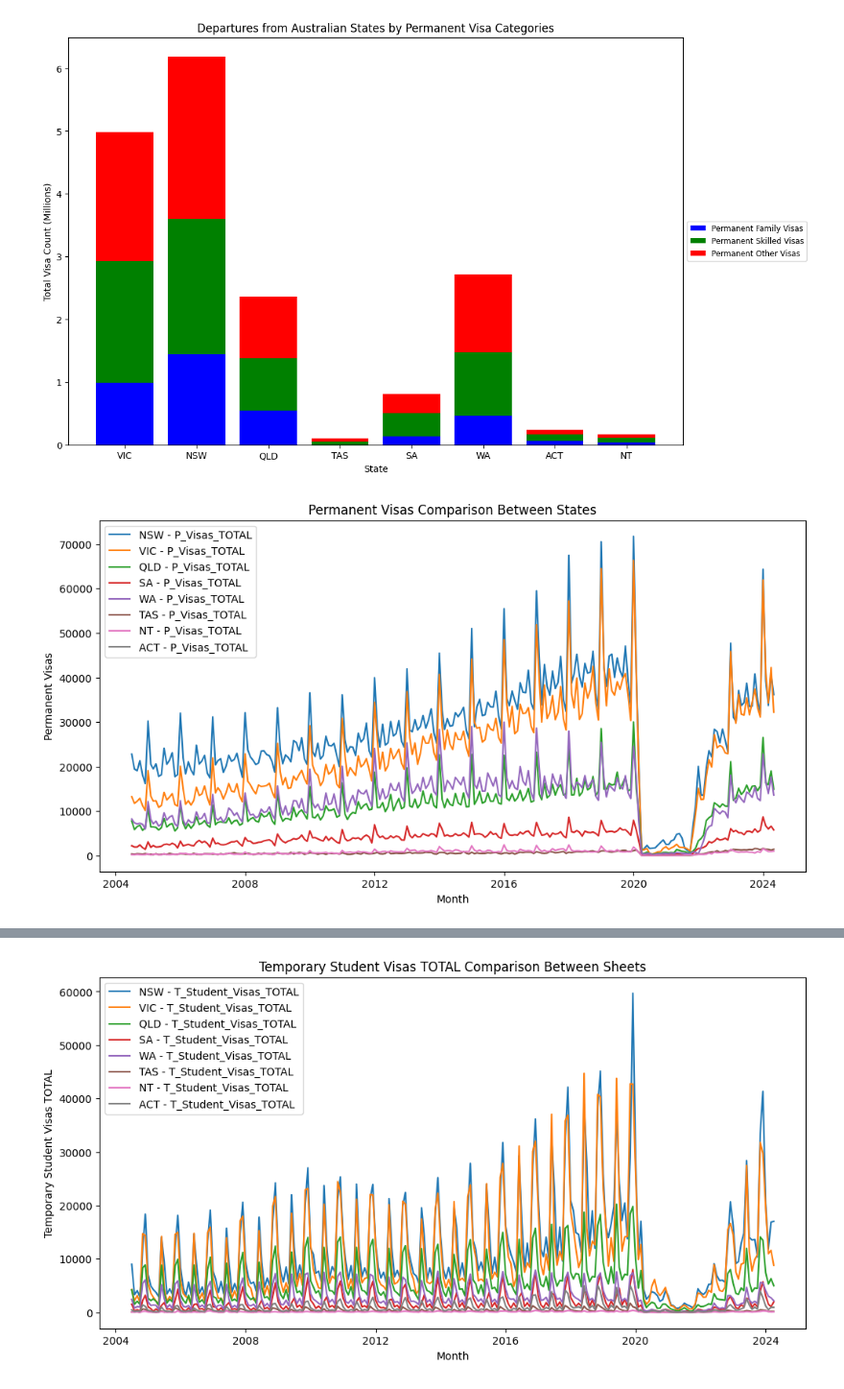
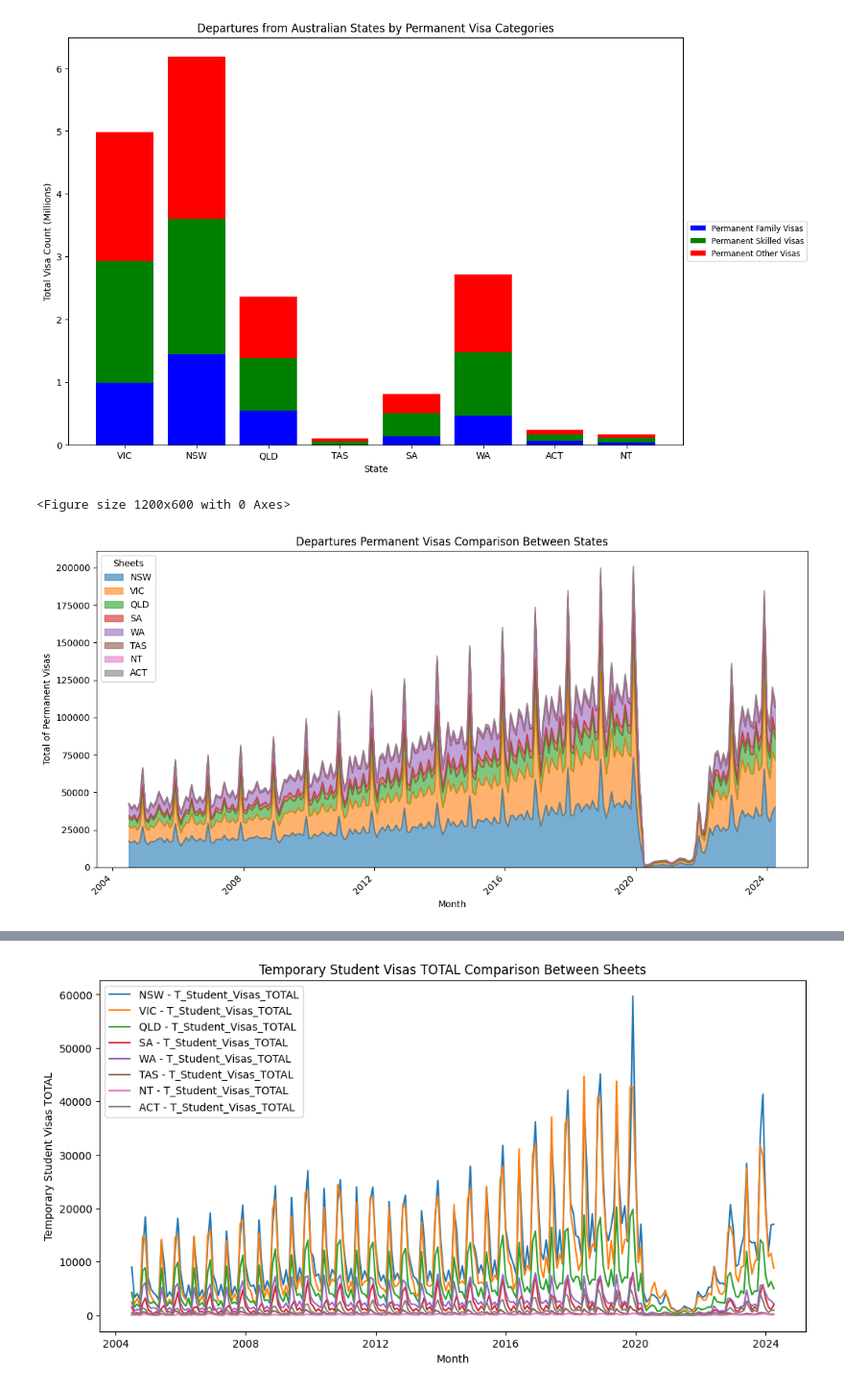
Before and after one commit to amelia-hov/travel_dataproject, a Jupyter notebook: data_introduction/Travel_Data_Project.ipynb, the cells around one changed output, grey strips where cells are left out. Shown at 96% size. Cells and saved outputs as stored; diff of their text form; code cells hidden in the pictures.

```diff
--- a/data_introduction/Travel_Data_Project.ipynb
+++ b/data_introduction/Travel_Data_Project.ipynb
@@ -355,21 +413,33 @@ plt.show()
 # %%
 plt.figure(figsize=(12, 6))
 
-for sheet, ARR_DF in dataframes.items():
+# Dictionary to hold data for stacking
+data_to_stack = {}
 
-    if 'Month' in ARR_DF.columns and 'P_Visas_TOTAL' in ARR_DF.columns:
-        ARR_DF['Month'] = pd.to_datetime(ARR_DF['Month'], errors='coerce')
-        ARR_DF['P_Visas_TOTAL'] = pd.to_numeric(ARR_DF['P_Visas_TOTAL'], errors='coerce')
+for sheet, DEP_DF in dataframes.items():
+
+    if 'Month' in DEP_DF.columns and 'P_Visas_TOTAL' in DEP_DF.columns:
+        DEP_DF['Month'] = pd.to_datetime(DEP_DF['Month'], errors='coerce')
+        DEP_DF['P_Visas_TOTAL'] = pd.to_numeric(DEP_DF['P_Visas_TOTAL'], errors='coerce')
 
         if sheet != 'Overall':
-            plt.plot(ARR_DF['Month'], ARR_DF['P_Visas_TOTAL'], label=f'{sheet} - P_Visas_TOTAL')
+            data_to_stack[sheet] = DEP_DF.set_index('Month')['P_Visas_TOTAL']
     else:
         print(f"Sheet {sheet} is missing 'Month' or 'P_Visas_TOTAL'")
 
+# Concatenate all series into a DataFrame
+stacked_df = pd.DataFrame(data_to_stack)
+
+# Plot the stacked area plot
+stacked_df.plot.area(figsize=(12, 6), alpha=0.6)
+
 plt.xlabel('Month')
-plt.ylabel('Permanent Visas')
-plt.title('Permanent Visas Comparison Between States')
-plt.legend()
+plt.ylabel('Total of Permanent Visas')
+plt.title('Departures Permanent Visas Comparison Between States')
+plt.legend(title='Sheets')
+plt.xticks(rotation=45)
+plt.tight_layout()
 plt.show()
 # %% [output]
+<Figure size 1200x600 with 0 Axes>
-[figure, old version]
+[figure, new version]
```
Also changed, not shown: parts of 13 cells of this notebook, 1 other file.
